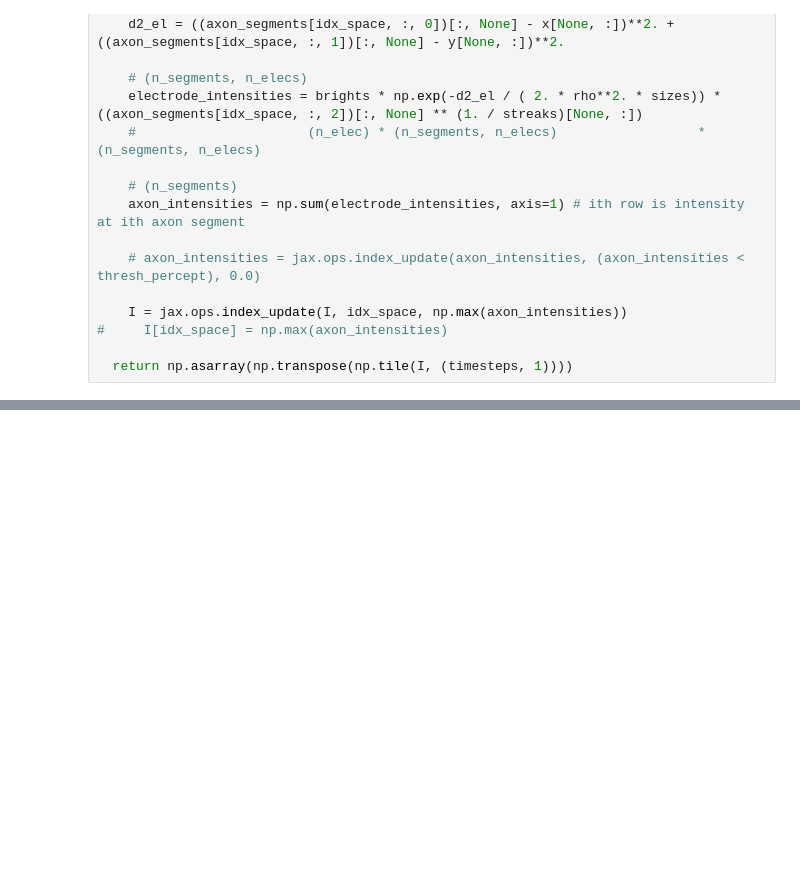
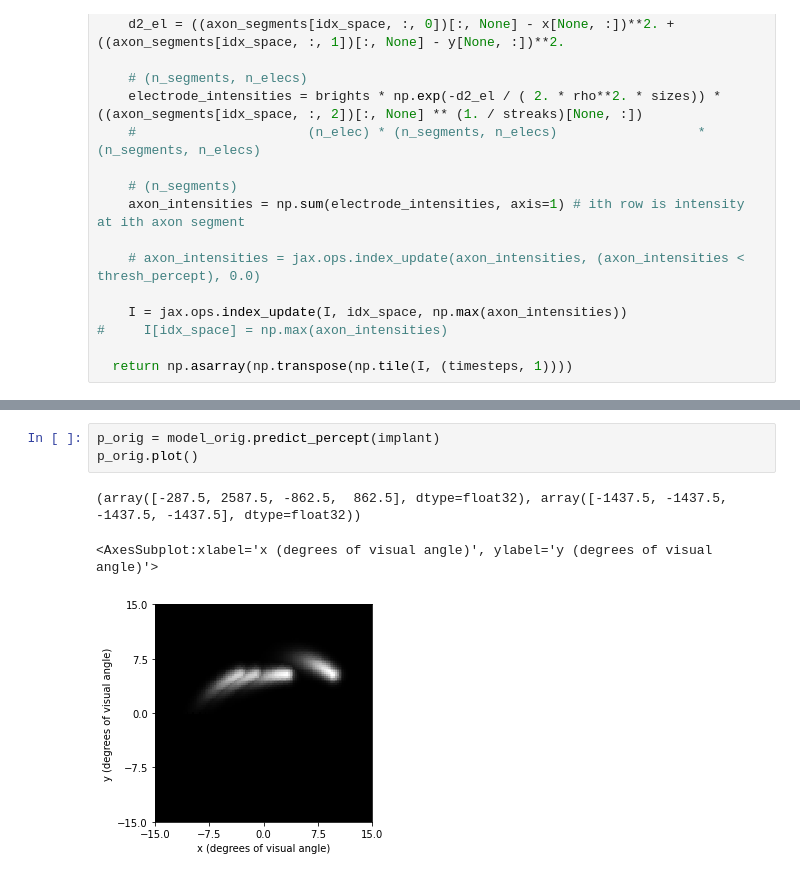
Before and after one commit to jgranley/pulse2percept, a Jupyter notebook: pulse2percept/models/jax.ipynb, the cells around one changed output, grey strips where cells are left out. Drawn from its saved outputs; the diff is of its cells as text; blank space fills up the shorter version.

```diff
--- a/pulse2percept/models/jax.ipynb
+++ b/pulse2percept/models/jax.ipynb
@@ -910,0 +1139,7 @@ def gpu_biphasic_axon_map(amps, freqs, pdurs, x, y, # Per ACTIVE electrode
+# %%
+p_orig = model_orig.predict_percept(implant)
+p_orig.plot()
+# %% [output]
+(array([-287.5, 2587.5, -862.5,  862.5], dtype=float32), array([-1437.5, -1437.5, -1437.5, -1437.5], dtype=float32))
+<AxesSubplot:xlabel='x (degrees of visual angle)', ylabel='y (degrees of visual angle)'>
+[figure, added]
```
Also changed, not shown: parts of 42 cells of this notebook.
